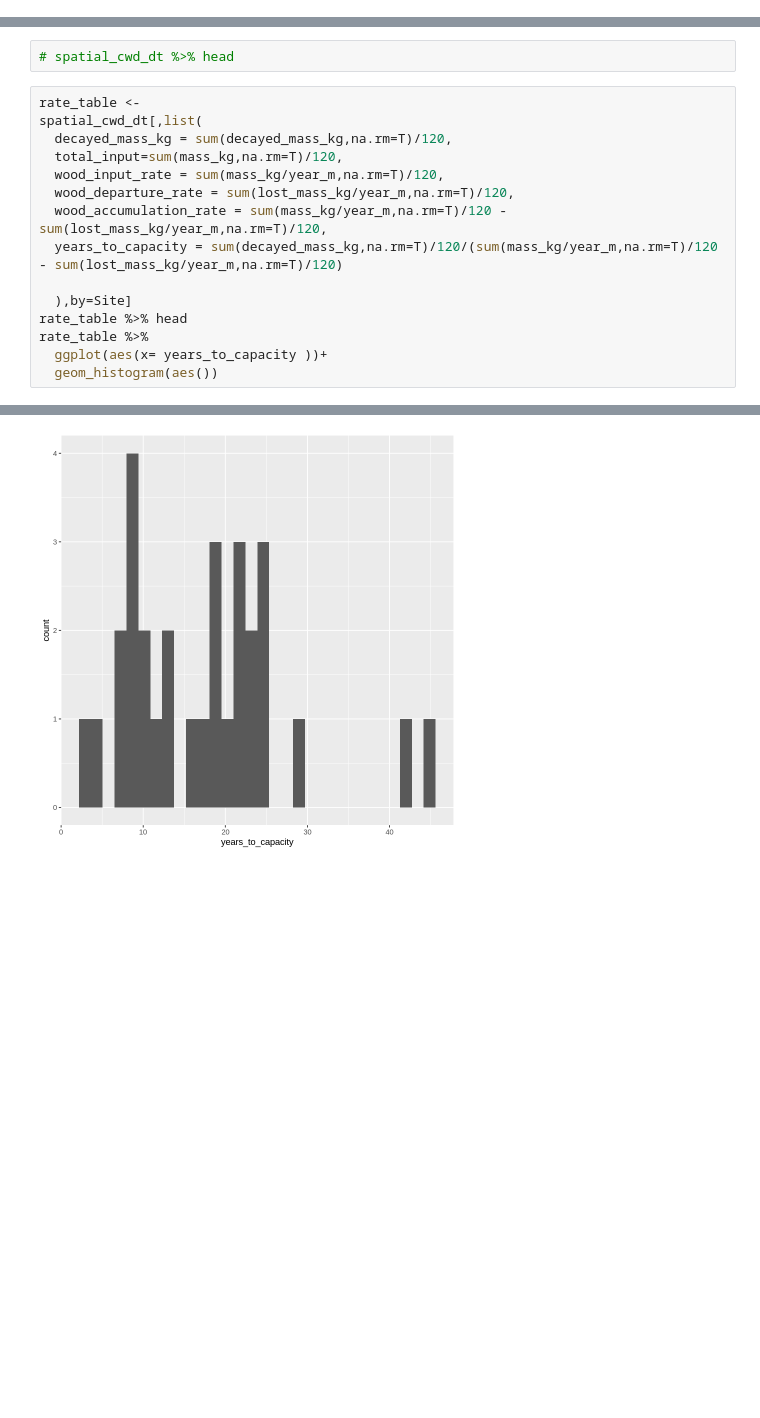
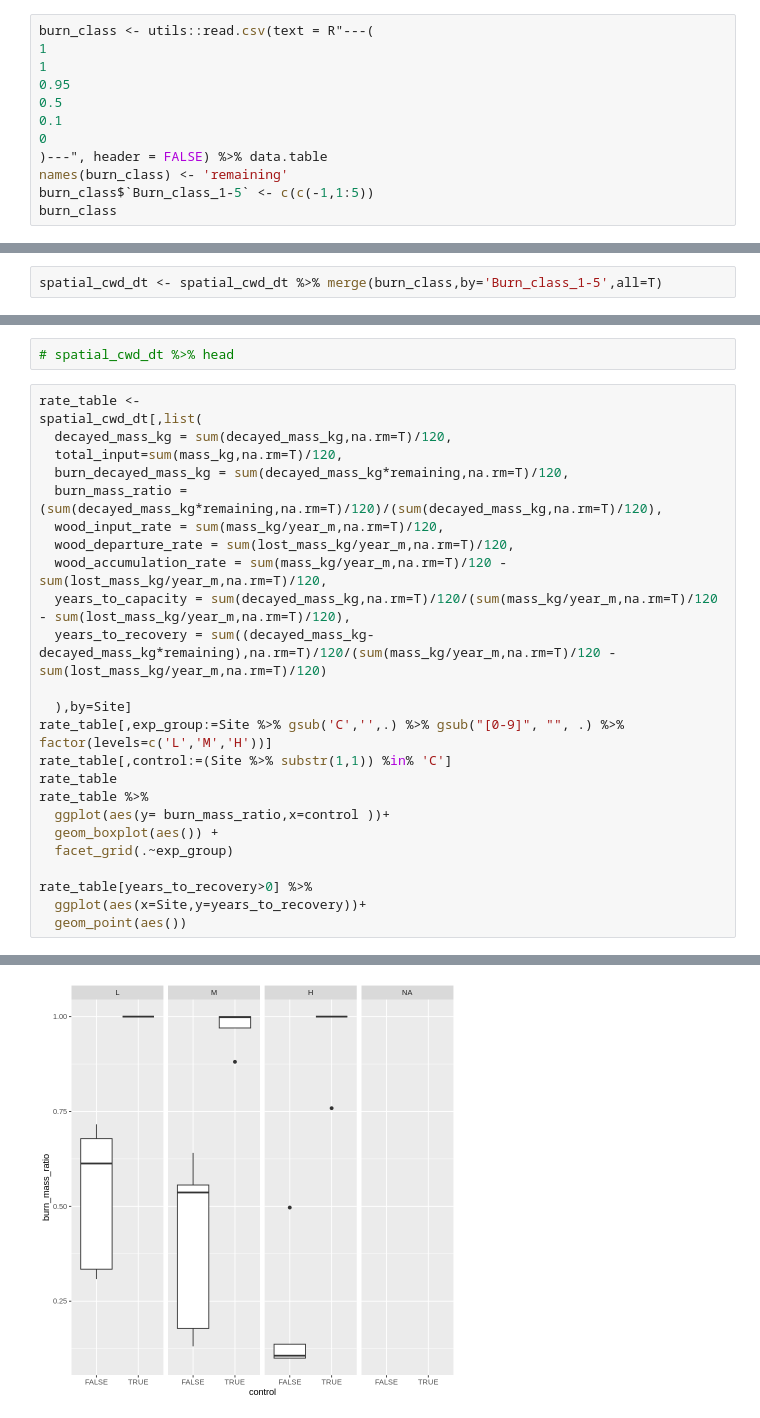
Before and after one commit to seismosmsr/hawaii_soils, a Jupyter notebook: Woody_Debris.ipynb, the cells around one changed output, grey strips where cells are left out. Saved outputs shown, nothing was run; the diff lists cells and outputs as text; blank space fills up the shorter version.

```diff
--- a/Woody_Debris.ipynb
+++ b/Woody_Debris.ipynb
@@ -283,0 +276,12 @@ A data.table: 6 × 16
+# %%
+burn_class <- utils::read.csv(text = R"---(
+1
+1
+0.95
+0.5
+0.1
+0
+)---", header = FALSE) %>% data.table
+names(burn_class) <- 'remaining'
+burn_class$`Burn_class_1-5` <- c(c(-1,1:5))
+burn_class
@@ -284,3 +298,5 @@ A data.table: 6 × 16
+# %%
+spatial_cwd_dt <- spatial_cwd_dt %>% merge(burn_class,by='Burn_class_1-5',all=T)
 # %%
 spatial_cwd_dt[,volume:=min(Length_cm,200)*pi*max(Width_cm/2,0)^2,by=1:nrow(spatial_cwd_dt)]
 # %%
@@ -308,14 +324,24 @@ rate_table <-
 spatial_cwd_dt[,list(
   decayed_mass_kg = sum(decayed_mass_kg,na.rm=T)/120,
   total_input=sum(mass_kg,na.rm=T)/120,
+  burn_decayed_mass_kg = sum(decayed_mass_kg*remaining,na.rm=T)/120,
+  burn_mass_ratio = (sum(decayed_mass_kg*remaining,na.rm=T)/120)/(sum(decayed_mass_kg,na.rm=T)/120),
   wood_input_rate = sum(mass_kg/year_m,na.rm=T)/120,
   wood_departure_rate = sum(lost_mass_kg/year_m,na.rm=T)/120,
   wood_accumulation_rate = sum(mass_kg/year_m,na.rm=T)/120 - sum(lost_mass_kg/year_m,na.rm=T)/120,
-  years_to_capacity = sum(decayed_mass_kg,na.rm=T)/120/(sum(mass_kg/year_m,na.rm=T)/120 - sum(lost_mass_kg/year_m,na.rm=T)/120)
+  years_to_capacity = sum(decayed_mass_kg,na.rm=T)/120/(sum(mass_kg/year_m,na.rm=T)/120 - sum(lost_mass_kg/year_m,na.rm=T)/120),
+  years_to_recovery = sum((decayed_mass_kg-decayed_mass_kg*remaining),na.rm=T)/120/(sum(mass_kg/year_m,na.rm=T)/120 - sum(lost_mass_kg/year_m,na.rm=T)/120)
 
   ),by=Site]
-rate_table %>% head
+rate_table[,exp_group:=Site %>% gsub('C','',.) %>% gsub("[0-9]", "", .) %>% factor(levels=c('L','M','H'))]
+rate_table[,control:=(Site %>% substr(1,1)) %in% 'C']
+rate_table
 rate_table %>%
-  ggplot(aes(x= years_to_capacity ))+
-  geom_histogram(aes())
+  ggplot(aes(y= burn_mass_ratio,x=control ))+
+  geom_boxplot(aes()) +
+  facet_grid(.~exp_group)
+
+rate_table[years_to_recovery>0] %>%
+  ggplot(aes(x=Site,y=years_to_recovery))+
+  geom_point(aes())
 # %% [output]
@@ -332 +369 @@ A data.table: 6 × 7
-[figure, old version]
+[figure, new version]
```
Also changed, not shown: parts of 10 cells of this notebook.
